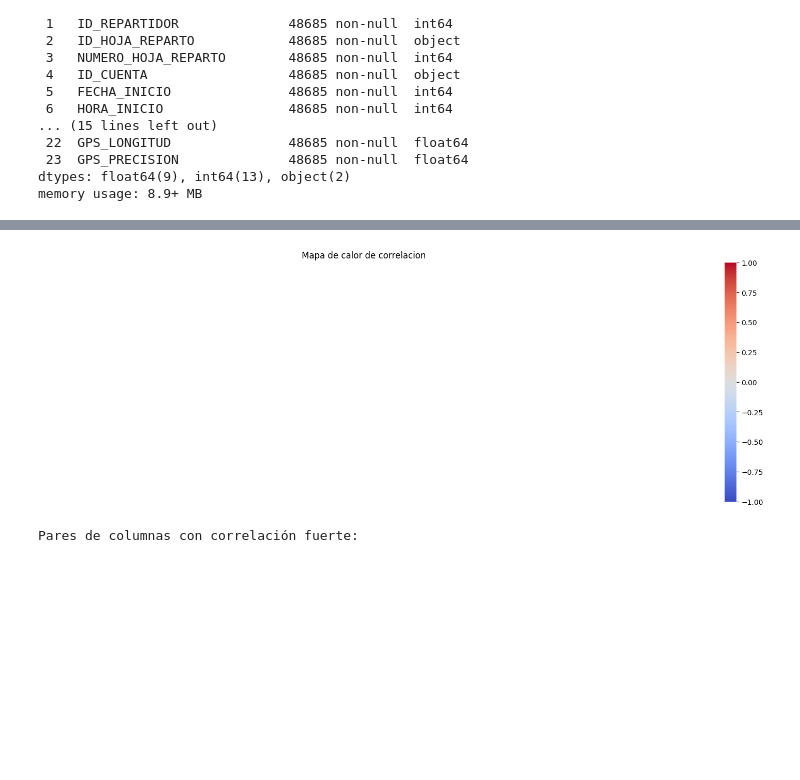
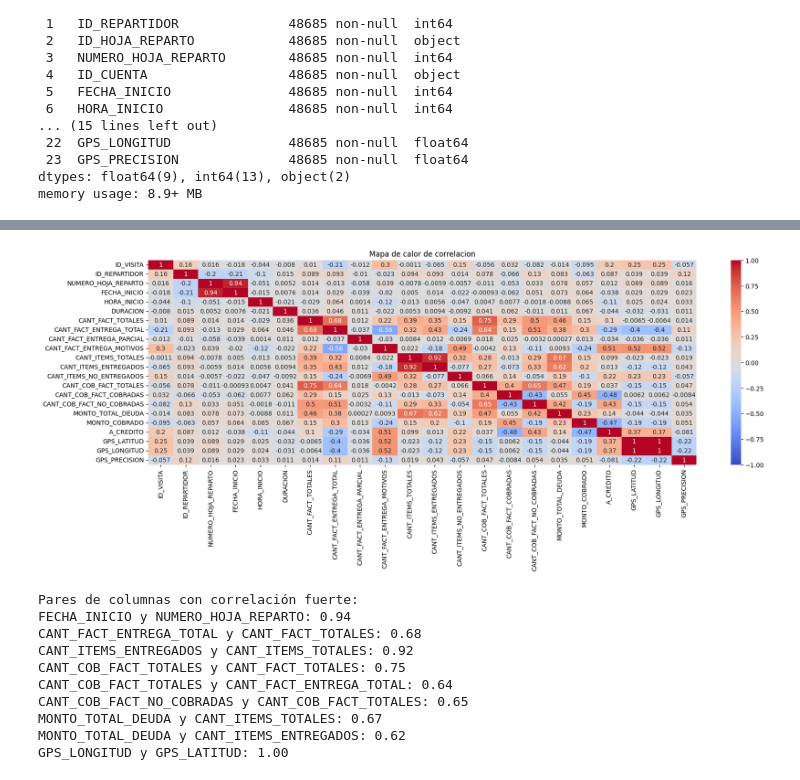
Before and after one commit to Lucaspadula/hackathon_mE, a Jupyter notebook: notebooks/1.0-act_rep-initial-data.ipynb, the cells around one changed output, grey strips where cells are left out. Cells and saved outputs as stored; diff of their text form; code cells hidden in the pictures; blank space fills up the shorter version.

```diff
--- a/notebooks/1.0-act_rep-initial-data.ipynb
+++ b/notebooks/1.0-act_rep-initial-data.ipynb
@@ -90,32 +90,41 @@ No hay campos NULL o vacios
 # %%
 #Seleccionamos los campos que sean de tipo int o float
 df_corr = df.select_dtypes(include=['int64','float64'])
 
 correlation_matrix = df_corr.corr()
 # Establecer un umbral para considerar una correlación como fuerte
 plt.figure(figsize=(20,6))
 sns.heatmap(correlation_matrix,annot=True,cmap='coolwarm',vmin=-1,vmax=1)
 plt.title('Mapa de calor de correlacion')
 plt.show()
-threshold = 0.7
+threshold = 0.6
 
 # Encontrar pares de columnas con correlación fuerte
 strong_correlations = []
 for i in range(len(correlation_matrix.columns)):
     for j in range(i):
         if abs(correlation_matrix.iloc[i, j]) > threshold:
             colname1 = correlation_matrix.columns[i]
             colname2 = correlation_matrix.columns[j]
             correlation_value = correlation_matrix.iloc[i, j]
             strong_correlations.append((colname1, colname2, correlation_value))
 
 # Imprimir los resultados
 print("Pares de columnas con correlación fuerte:")
 for col1, col2, corr in strong_correlations:
     print(f"{col1} y {col2}: {corr:.2f}")
 # %% [output]
-[figure, old version]
+[figure, new version]
 Pares de columnas con correlación fuerte:
+FECHA_INICIO y NUMERO_HOJA_REPARTO: 0.94
+CANT_FACT_ENTREGA_TOTAL y CANT_FACT_TOTALES: 0.68
+CANT_ITEMS_ENTREGADOS y CANT_ITEMS_TOTALES: 0.92
+CANT_COB_FACT_TOTALES y CANT_FACT_TOTALES: 0.75
+CANT_COB_FACT_TOTALES y CANT_FACT_ENTREGA_TOTAL: 0.64
+CANT_COB_FACT_NO_COBRADAS y CANT_COB_FACT_TOTALES: 0.65
+MONTO_TOTAL_DEUDA y CANT_ITEMS_TOTALES: 0.67
+MONTO_TOTAL_DEUDA y CANT_ITEMS_ENTREGADOS: 0.62
+GPS_LONGITUD y GPS_LATITUD: 1.00
 # %%
 df.hist(bins=5,figsize=(30,40))
 plt.show()
```
Also changed, not shown: parts of 2 cells of this notebook.
